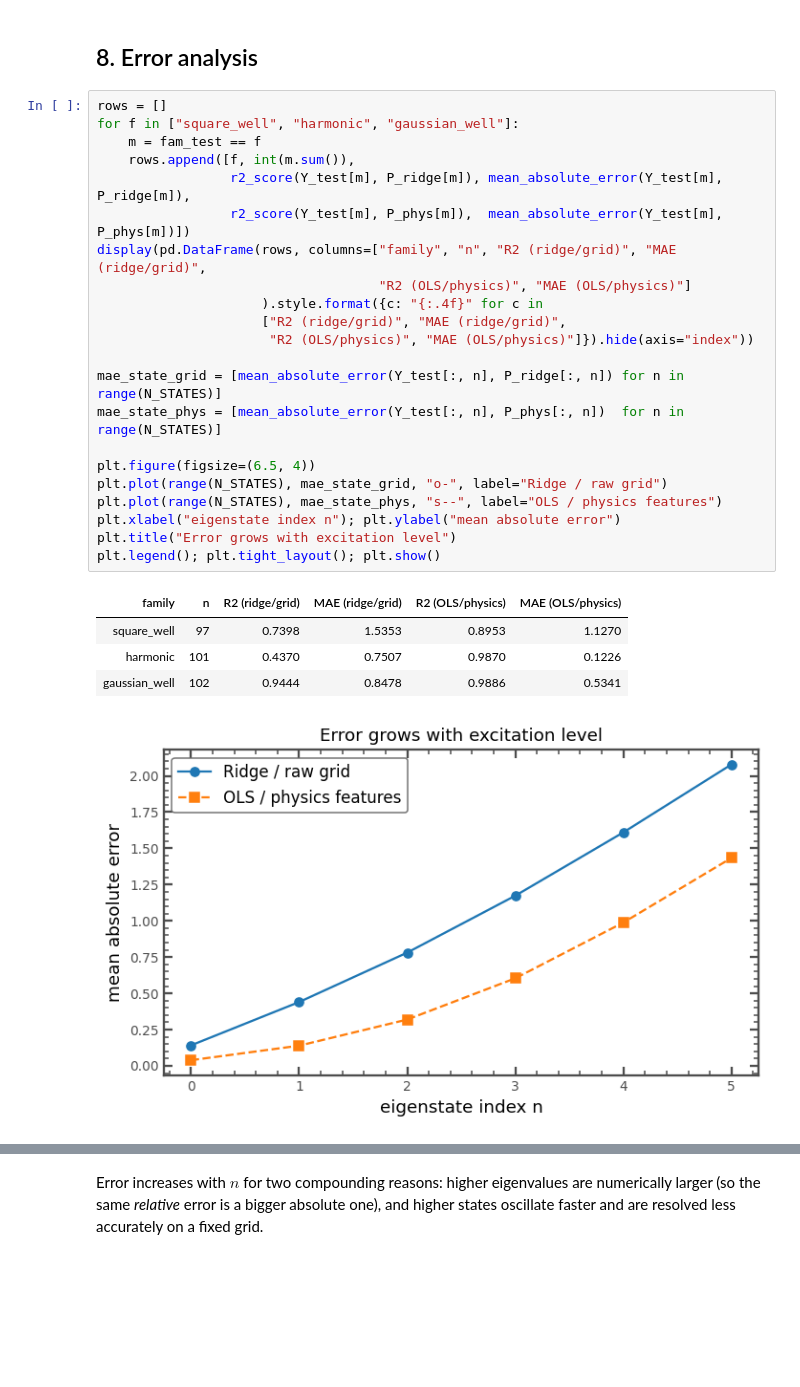
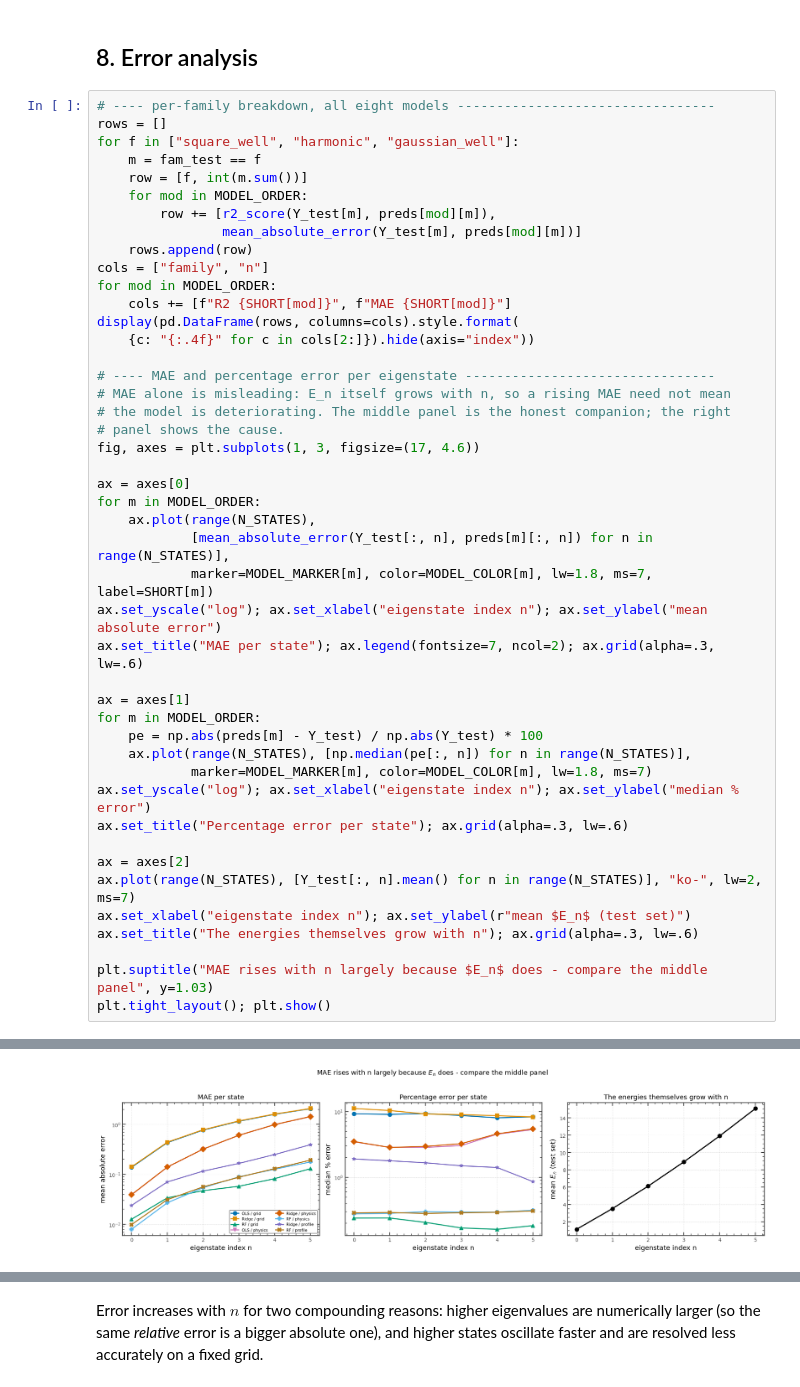
Before and after one commit to navgaur/SP-QM_ML-2025, a Jupyter notebook: QM_ML_update.ipynb, the cells around one changed output, grey strips where cells are left out. Cells and saved outputs as stored; diff of their text form; blank space fills up the shorter version.

```diff
--- a/QM_ML_update.ipynb
+++ b/QM_ML_update.ipynb
@@ -825,30 +948,48 @@ MEDIAN % ERROR PER EIGENSTATE
 # %% [markdown]
 ## 8. Error analysis
-# %%
-rows = []
-for f in ["square_well", "harmonic", "gaussian_well"]:
-    m = fam_test == f
-    rows.append([f, int(m.sum()),
-                 r2_score(Y_test[m], P_ridge[m]), mean_absolute_error(Y_test[m], P_ridge[m]),
-                 r2_score(Y_test[m], P_phys[m]),  mean_absolute_error(Y_test[m], P_phys[m])])
-display(pd.DataFrame(rows, columns=["family", "n", "R2 (ridge/grid)", "MAE (ridge/grid)",
-                                    "R2 (OLS/physics)", "MAE (OLS/physics)"]
-                     ).style.format({c: "{:.4f}" for c in
-                     ["R2 (ridge/grid)", "MAE (ridge/grid)",
-                      "R2 (OLS/physics)", "MAE (OLS/physics)"]}).hide(axis="index"))
-
-mae_state_grid = [mean_absolute_error(Y_test[:, n], P_ridge[:, n]) for n in range(N_STATES)]
-mae_state_phys = [mean_absolute_error(Y_test[:, n], P_phys[:, n])  for n in range(N_STATES)]
-
-plt.figure(figsize=(6.5, 4))
-plt.plot(range(N_STATES), mae_state_grid, "o-", label="Ridge / raw grid")
-plt.plot(range(N_STATES), mae_state_phys, "s--", label="OLS / physics features")
-plt.xlabel("eigenstate index n"); plt.ylabel("mean absolute error")
-plt.title("Error grows with excitation level")
-plt.legend(); plt.tight_layout(); plt.show()
-# %% [output]
-| family | n | R2 (ridge/grid) | MAE (ridge/grid) | R2 (OLS/physics) | MAE (OLS/physics) |
-| square_well | 97 | 0.7398 | 1.5353 | 0.8953 | 1.1270 |
-| harmonic | 101 | 0.4370 | 0.7507 | 0.9870 | 0.1226 |
-| gaussian_well | 102 | 0.9444 | 0.8478 | 0.9886 | 0.5341 |
-[figure, removed]
+# %%
+# ---- per-family breakdown, all eight models ---------------------------------
+rows = []
+for f in ["square_well", "harmonic", "gaussian_well"]:
+    m = fam_test == f
+    row = [f, int(m.sum())]
+    for mod in MODEL_ORDER:
+        row += [r2_score(Y_test[m], preds[mod][m]),
+                mean_absolute_error(Y_test[m], preds[mod][m])]
+    rows.append(row)
+cols = ["family", "n"]
+for mod in MODEL_ORDER:
+    cols += [f"R2 {SHORT[mod]}", f"MAE {SHORT[mod]}"]
+display(pd.DataFrame(rows, columns=cols).style.format(
+    {c: "{:.4f}" for c in cols[2:]}).hide(axis="index"))
+
+# ---- MAE and percentage error per eigenstate --------------------------------
+# MAE alone is misleading: E_n itself grows with n, so a rising MAE need not mean
+# the model is deteriorating. The middle panel is the honest companion; the right
+# panel shows the cause.
+fig, axes = plt.subplots(1, 3, figsize=(17, 4.6))
+
+ax = axes[0]
+for m in MODEL_ORDER:
+    ax.plot(range(N_STATES),
+            [mean_absolute_error(Y_test[:, n], preds[m][:, n]) for n in range(N_STATES)],
+            marker=MODEL_MARKER[m], color=MODEL_COLOR[m], lw=1.8, ms=7, label=SHORT[m])
+ax.set_yscale("log"); ax.set_xlabel("eigenstate index n"); ax.set_ylabel("mean absolute error")
+ax.set_title("MAE per state"); ax.legend(fontsize=7, ncol=2); ax.grid(alpha=.3, lw=.6)
+
+ax = axes[1]
+for m in MODEL_ORDER:
+    pe = np.abs(preds[m] - Y_test) / np.abs(Y_test) * 100
+    ax.plot(range(N_STATES), [np.median(pe[:, n]) for n in range(N_STATES)],
+            marker=MODEL_MARKER[m], color=MODEL_COLOR[m], lw=1.8, ms=7)
+ax.set_yscale("log"); ax.set_xlabel("eigenstate index n"); ax.set_ylabel("median % error")
+ax.set_title("Percentage error per state"); ax.grid(alpha=.3, lw=.6)
+
+ax = axes[2]
+ax.plot(range(N_STATES), [Y_test[:, n].mean() for n in range(N_STATES)], "ko-", lw=2, ms=7)
+ax.set_xlabel("eigenstate index n"); ax.set_ylabel(r"mean $E_n$ (test set)")
+ax.set_title("The energies themselves grow with n"); ax.grid(alpha=.3, lw=.6)
+
+plt.suptitle("MAE rises with n largely because $E_n$ does - compare the middle panel", y=1.03)
+plt.tight_layout(); plt.show()
+# %% [output]
@@ -854,0 +1000 @@ plt.legend(); plt.tight_layout(); plt.show()
+[figure, added]
```
Also changed, not shown: parts of 14 cells of this notebook.
